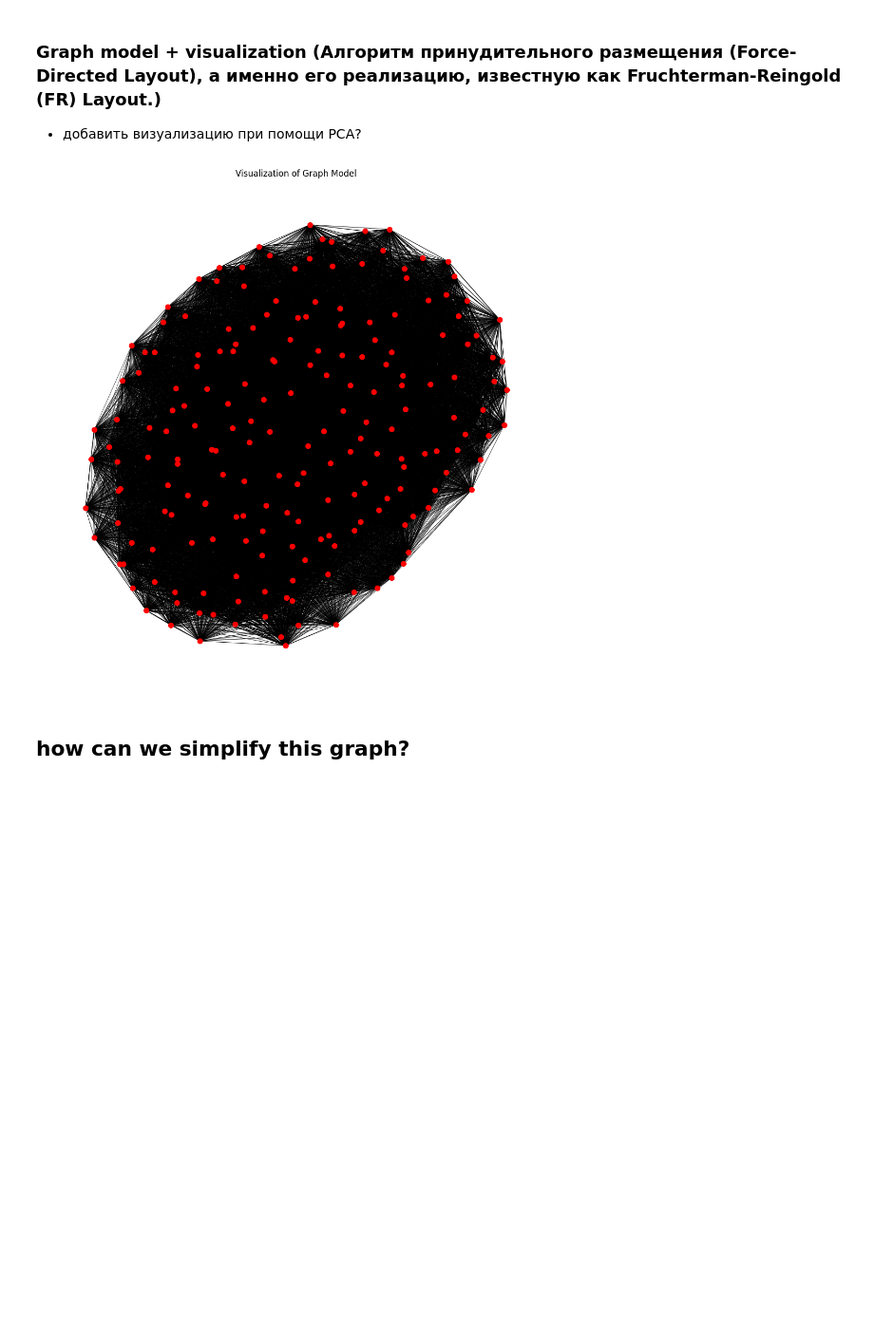
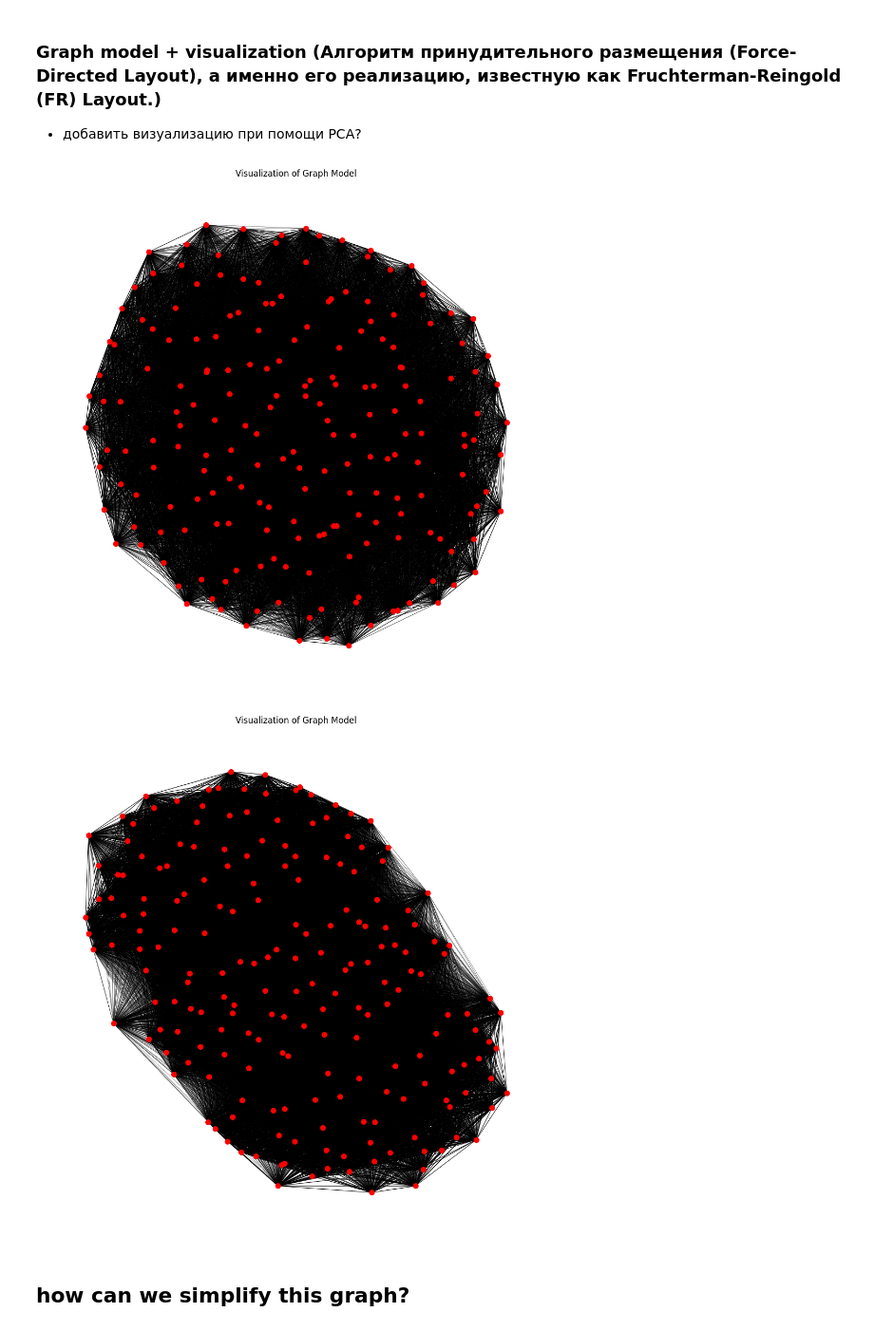
Before and after one commit to DanKolganov/Cluster_analisys, a Jupyter notebook: main.ipynb, the cells around one changed output. Shown at 95% size. Saved outputs shown, nothing was run; the diff lists cells and outputs as text; code cells hidden in the pictures; blank space fills up the shorter version.

```diff
--- a/main.ipynb
+++ b/main.ipynb
@@ -28,6 +28,7 @@ def getDistMatrix(dataset):
     return dist_matrix, matrix_condensed
 
 dist_matirx_X, dist_matrix_X_condenced = getDistMatrix(setX)
+dist_matirx_Y, dist_matrix_Y_condenced = getDistMatrix(setY)
 # %% [markdown]
 ### Similarity matrices
 # %%
@@ -40,6 +41,7 @@ def getSimilarityMatrix(dist_matrix):
     return sim_matrix
 
 similar_matrix_X = getSimilarityMatrix(dist_matirx_X)
+similar_matrix_Y = getSimilarityMatrix(dist_matirx_Y)
 # %% [markdown]
 ### Graph model + visualization (Алгоритм принудительного размещения (Force-Directed Layout), а именно его реализацию, известную как Fruchterman-Reingold (FR) Layout.)
 
@@ -47,28 +49,31 @@ similar_matrix_X = getSimilarityMatrix(dist_matirx_X)
 # %%
 def plotGraph(G_full):
     pos = nx.spring_layout(G_full)
 
     edges = G_full.edges()
     weights = [G_full[u][v]['weight'] * 1 for u, v in edges]
 
     plt.figure(figsize=(10, 10))
     nx.draw(
         G_full,
         pos,
         edge_color='black',
         width=weights,
         with_labels=False,
         node_color='red',
         node_size=50
     )
     plt.title(f"Visualization of Graph Model")
     plt.show()
 
 G_full = nx.from_numpy_array(similar_matrix_X)
+G_full_Y = nx.from_numpy_array(similar_matrix_Y)
 
 GraphModel = plotGraph(G_full)
+GraphModel_Y = plotGraph(G_full_Y)
 # %% [output]
-[figure, old version]
+[figure, new version]
+[figure, added]
 # %% [markdown]
 ##  how can we simplify this graph?
 # %% [markdown]
```
Also changed, not shown: parts of 22 cells of this notebook.
